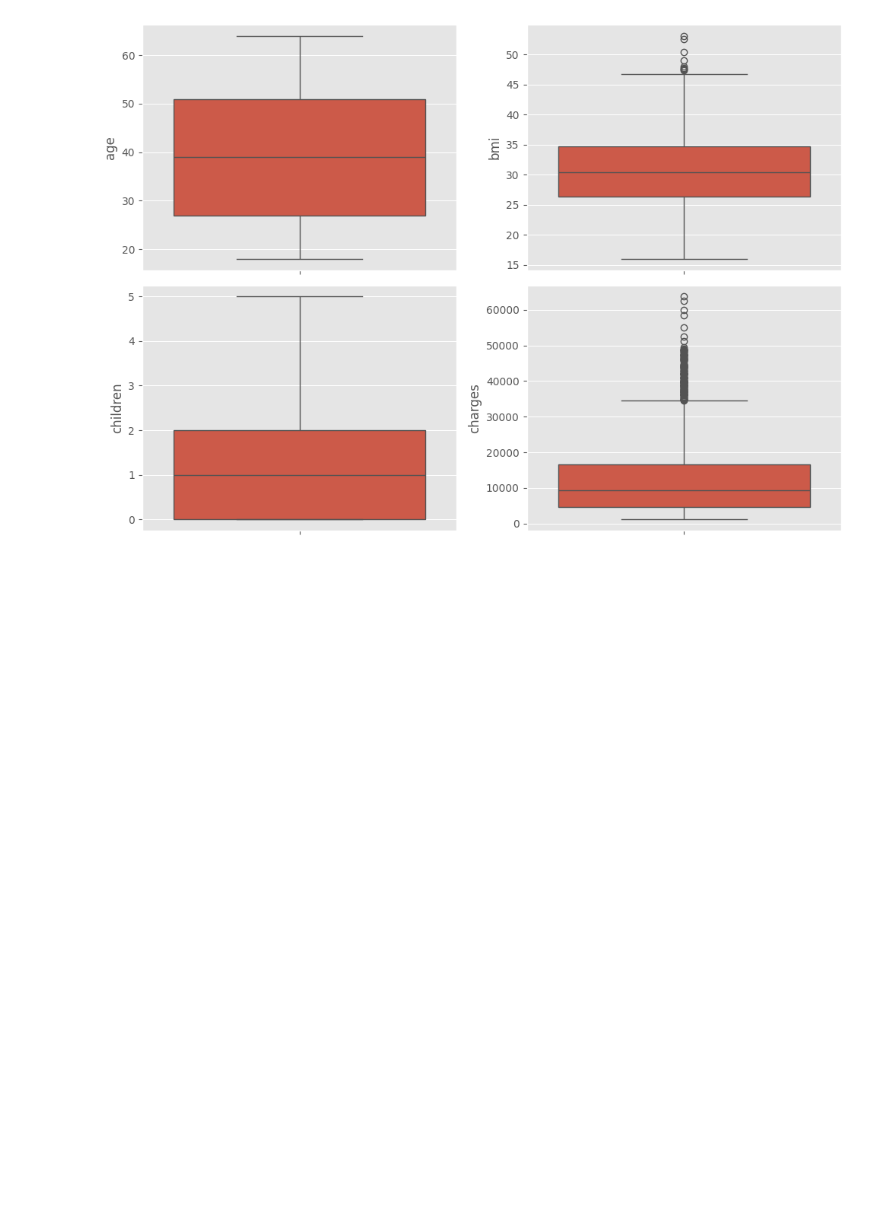
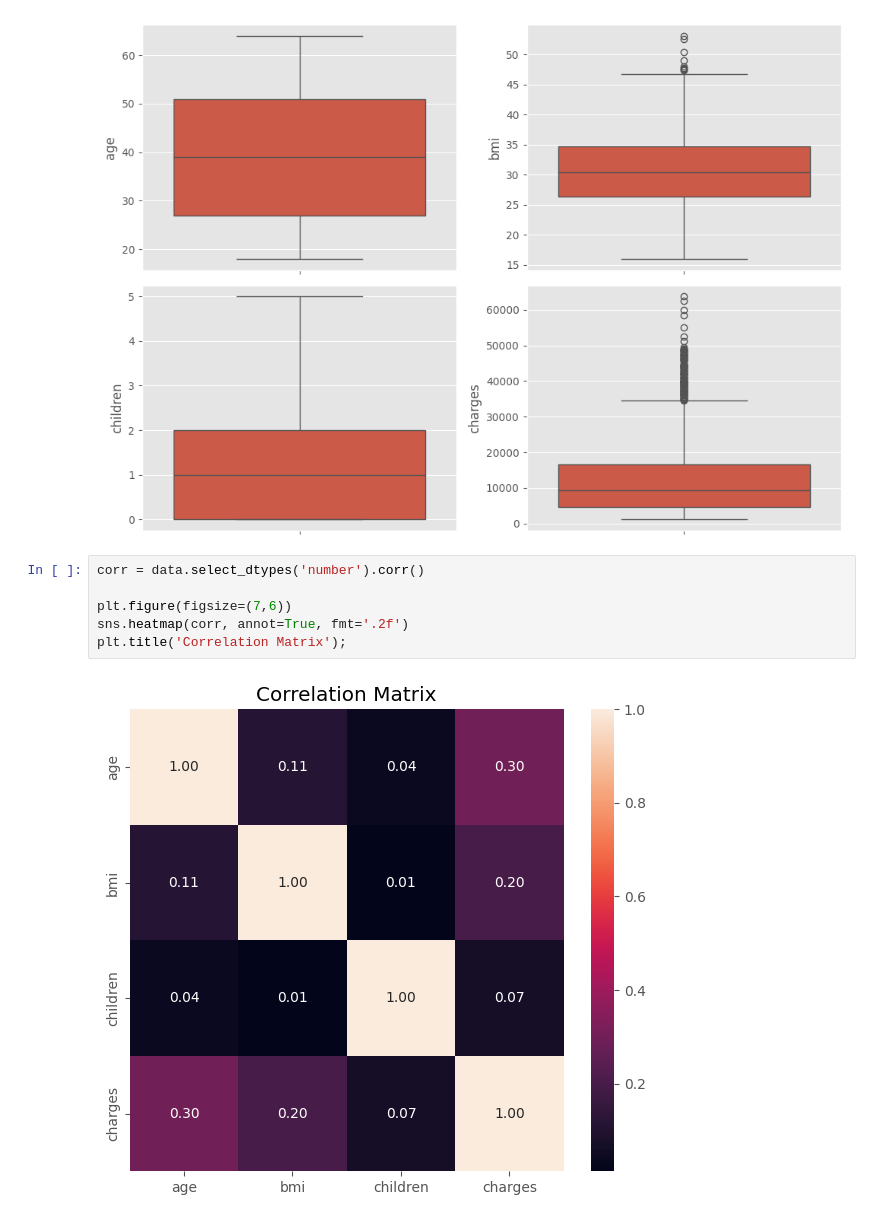
Before and after one commit to Betheloguguo/Insurance-Charges-Pred-Project, a Jupyter notebook: Insurance.ipynb, the cells around one changed output. Drawn from its saved outputs; the diff is of its cells as text; blank space fills up the shorter version.

Commit message:
Data cleaning and Transformation

```diff
--- a/Insurance.ipynb
+++ b/Insurance.ipynb
@@ -85,3 +95,11 @@ sns.boxplot(data['charges'])
 plt.tight_layout();
 # %% [output]
 [figure]
+# %%
+corr = data.select_dtypes('number').corr()
+
+plt.figure(figsize=(7,6))
+sns.heatmap(corr, annot=True, fmt='.2f')
+plt.title('Correlation Matrix');
+# %% [output]
+[figure, added]
```
Also changed, not shown: parts of 20 cells of this notebook.
